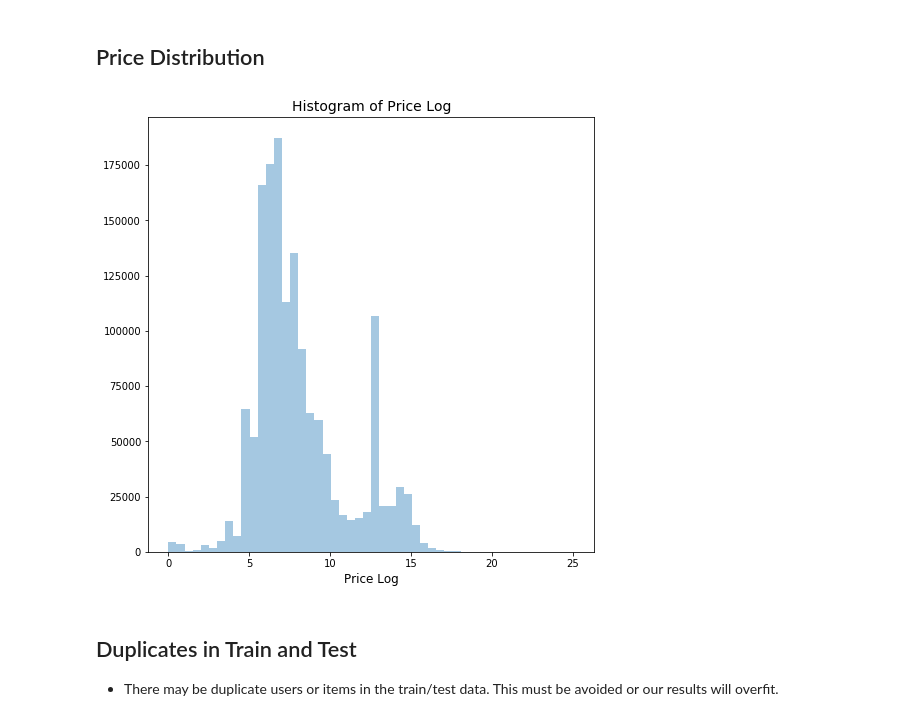
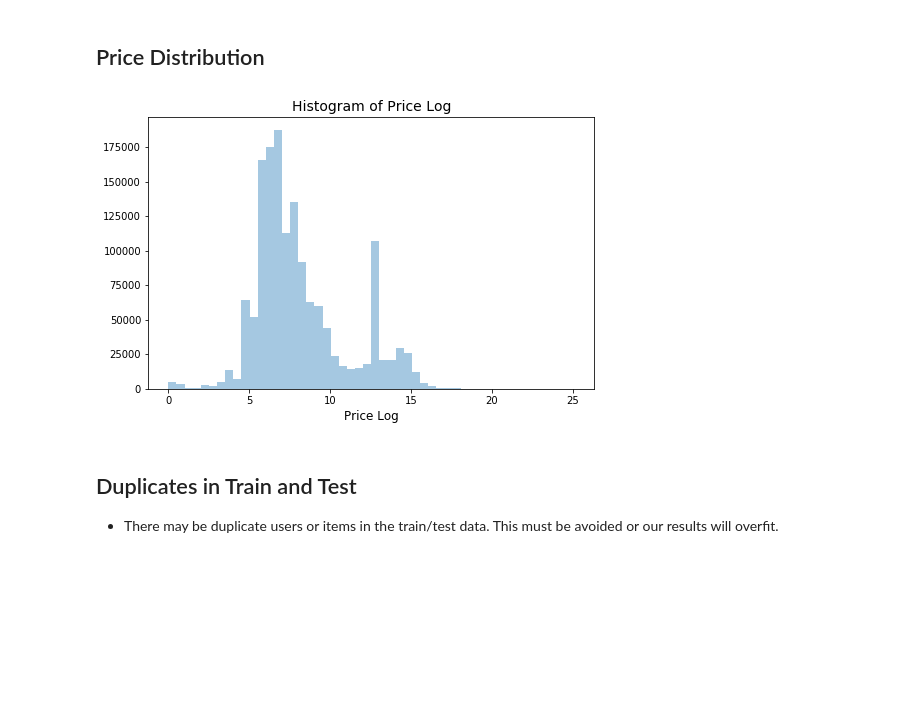
Before and after one commit to MiguelNiblock/Deep-NLP_Predicting-Ad-Demand, a Jupyter notebook: Proposal and EDA.ipynb, the cells around one changed output. Drawn from its saved outputs; the diff is of its cells as text; code cells hidden in the pictures; blank space fills up the shorter version.

Commit message:
visual changes

```diff
--- a/Proposal and EDA.ipynb
+++ b/Proposal and EDA.ipynb
@@ -150,13 +150,13 @@ plt.show()
 # %%
 train['price_fill'] = train.price.fillna(np.mean(train.price)).copy()
 
-plt.figure(figsize=(8,8))
+plt.figure(figsize=(8,5))
 sns.distplot(np.log1p(train.price_fill.values),kde=False)
 plt.xlabel('Price Log', fontsize=12)
 plt.title("Histogram of Price Log", fontsize=14)
 plt.show()
 # %% [output]
-[figure, old version]
+[figure, new version]
 # %% [markdown]
 ## Duplicates in Train and Test
 
```
